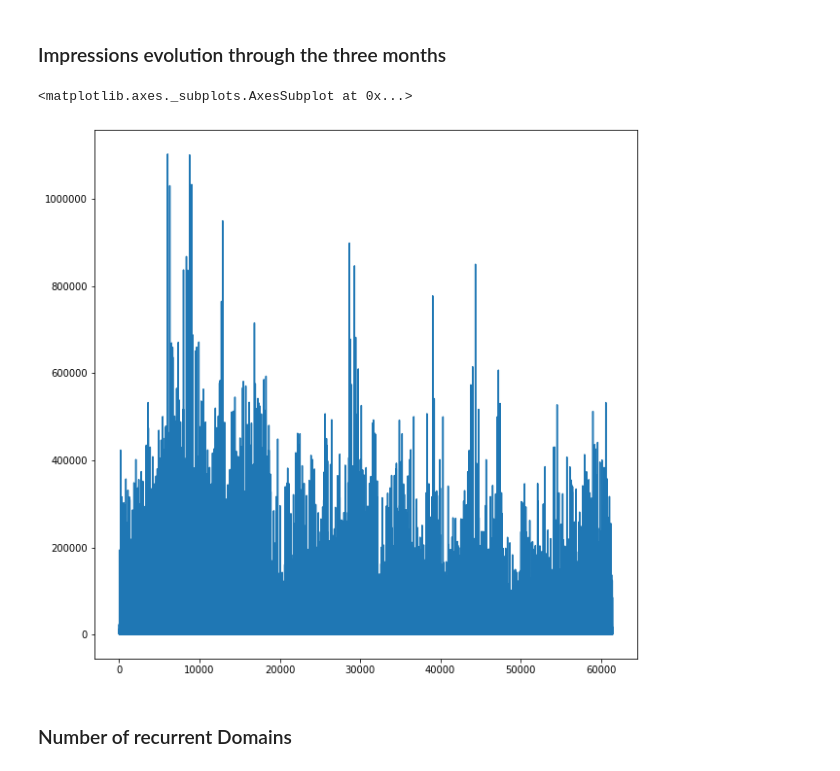
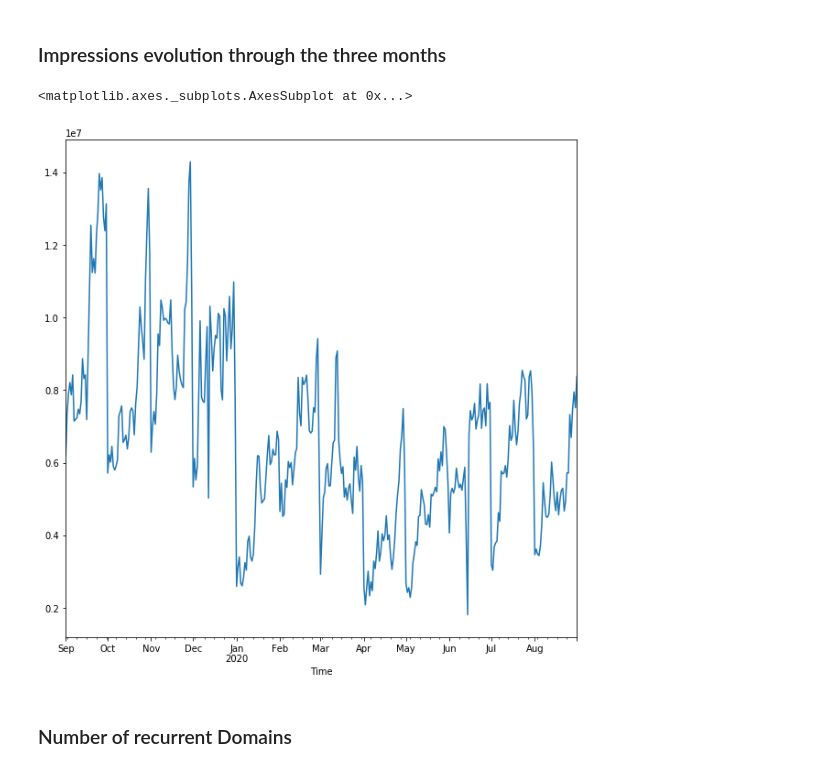
Before and after one commit to rfisla/FINAL-PROJECT-OF-KSCHOOL-MASTER, a Jupyter notebook: Full Data Interpretation.ipynb, the cells around one changed output. Drawn from its saved outputs; the diff is of its cells as text; code cells hidden in the pictures.

Commit message:
Adding 3 months of data to complete the year, and changing the basic filter to choose the domains

```diff
--- a/Full Data Interpretation.ipynb
+++ b/Full Data Interpretation.ipynb
@@ -165,7 +190,5 @@ categories_importance['Category importance'] = categories_importance['Monthly Vo
 domains_categories_importance = categories.merge(categories_importance, on='Category')
 domains_categories_importance = domains_categories_importance[['Domain','Category','Category importance']]
 # %%
-data = data.merge(domains_categories_importance, on='Domain', how='left')
-display(data.head(5))
-data.isnull().sum()
+groupby_domains.merge(domains_categories_importance, on='Domain', how ='left').isnull().sum()
 # %% [output]
@@ -227,7 +221,7 @@ dtype: int64
 - 3: Merging with the dataframe with the domains that didn´t have null category
 # %%
 #1
-groupby_domains_NANs_corrected = pd.read_csv('groupby_domains_NANs_allcorrected.csv')
+groupby_domains_NANs_corrected = pd.read_csv('Category_NANS_corrected.csv')
 groupby_domains_NANs_corrected.drop('Unnamed: 0', axis=1, inplace=True)
 
 #2
@@ -237,8 +231,7 @@ groupby_domains_NANs_corrected = groupby_domains_NANs_corrected[['Domain','Categ
 #3
 categories_by_importance_complete = domains_categories_importance.merge(groupby_domains_NANs_corrected, how = 'outer')
 # %%
-data = data.merge(categories_by_importance_complete, on='Domain', how='left')
-data = data.set_index('Time')
+data = data.reset_index().merge(categories_by_importance_complete, on='Domain', how='left').set_index('Time')
 display(data.head(5))
 data.isnull().sum()
 # %% [output]
@@ -362,5 +341,8 @@ sns.heatmap(groupby_domains.corr(), annot = True)
 - **Only the variables about the View Rate percentages are strongly correlated (more than 90%). I´ll  convert these 4 variables into only one**
 - I decide to only keep the 50% View Rate column. The reason is that the mean variation between the 25% View Rate column and the 50% View Rate column is around 8%, and the mean variation between the 25% View Rate column and the 50% View Rate column is around 11%, so the 50% View Rate column gives the best representation to know in which View Rate ranges the domains are
 # %%
-report.drop(['25% View Rate','75% View Rate','100% View Rate'],axis=1, inplace=True)
+data.drop(['25% View Rate','75% View Rate','100% View Rate'],axis=1, inplace=True)
 groupby_domains.drop(['25% View Rate','75% View Rate','100% View Rate'],axis=1, inplace = True)
+
+data.to_csv('Global Report.csv',index=True)
+groupby_domains.to_csv('Global groupby_domains.csv', index=False)
@@ -514,10 +484,10 @@ categories.plot(kind='bar');
 # %% [markdown]
 ### Impressions evolution through the three months
 # %%
-report.groupby(report.index)['Impressions'].sum().plot(kind='line', rot = 0)
+data.groupby(data.index)['Impressions'].sum().plot(kind='line', rot = 0)
 # %% [output]
 <matplotlib.axes._subplots.AxesSubplot at 0x...>
-[figure, old version]
+[figure, new version]
 # %% [markdown]
 ### Number of recurrent Domains
 # %%
```
Also changed, not shown: parts of 64 cells of this notebook.
